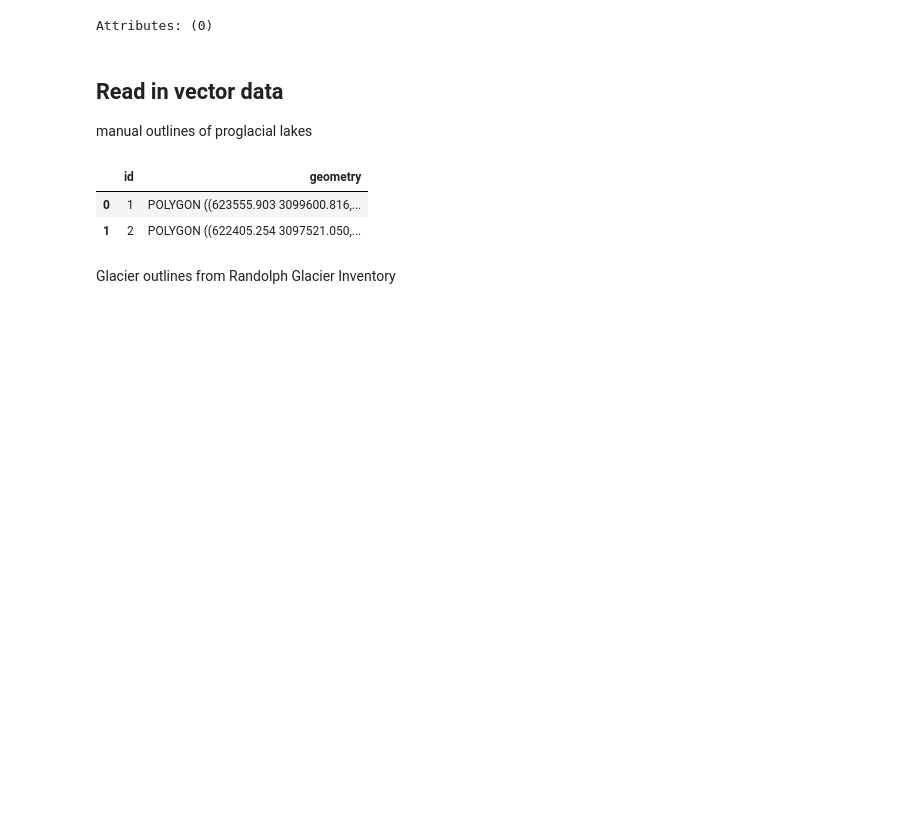
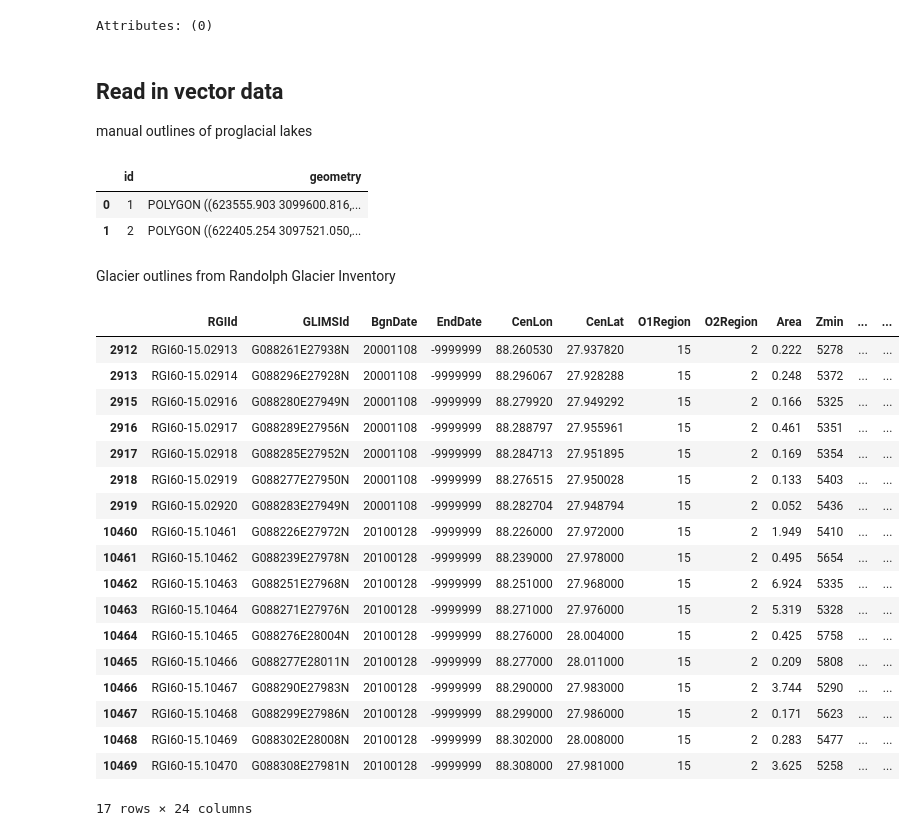
Before and after one commit to e-marshall/sentinel1_rtc, a Jupyter notebook: rtc_timeseries.ipynb, the cells around one changed output. Drawn from its saved outputs; the diff is of its cells as text; code cells hidden in the pictures; blank space fills up the shorter version.

```diff
--- a/rtc_timeseries.ipynb
+++ b/rtc_timeseries.ipynb
@@ -75,0 +135,22 @@ Glacier outlines from Randolph Glacier Inventory
+# %%
+rgi_sub
+# %% [output]
+|  | RGIId | GLIMSId | BgnDate | EndDate | CenLon | CenLat | O1Region | O2Region | Area | Zmin | ... | ... |
+| 2912 | RGI60-15.02913 | G088261E27938N | 20001108 | -9999999 | 88.260530 | 27.937820 | 15 | 2 | 0.222 | 5278 | ... | ... |
+| 2913 | RGI60-15.02914 | G088296E27928N | 20001108 | -9999999 | 88.296067 | 27.928288 | 15 | 2 | 0.248 | 5372 | ... | ... |
+| 2915 | RGI60-15.02916 | G088280E27949N | 20001108 | -9999999 | 88.279920 | 27.949292 | 15 | 2 | 0.166 | 5325 | ... | ... |
+| 2916 | RGI60-15.02917 | G088289E27956N | 20001108 | -9999999 | 88.288797 | 27.955961 | 15 | 2 | 0.461 | 5351 | ... | ... |
+| 2917 | RGI60-15.02918 | G088285E27952N | 20001108 | -9999999 | 88.284713 | 27.951895 | 15 | 2 | 0.169 | 5354 | ... | ... |
+| 2918 | RGI60-15.02919 | G088277E27950N | 20001108 | -9999999 | 88.276515 | 27.950028 | 15 | 2 | 0.133 | 5403 | ... | ... |
+| 2919 | RGI60-15.02920 | G088283E27949N | 20001108 | -9999999 | 88.282704 | 27.948794 | 15 | 2 | 0.052 | 5436 | ... | ... |
+| 10460 | RGI60-15.10461 | G088226E27972N | 20100128 | -9999999 | 88.226000 | 27.972000 | 15 | 2 | 1.949 | 5410 | ... | ... |
+| 10461 | RGI60-15.10462 | G088239E27978N | 20100128 | -9999999 | 88.239000 | 27.978000 | 15 | 2 | 0.495 | 5654 | ... | ... |
+| 10462 | RGI60-15.10463 | G088251E27968N | 20100128 | -9999999 | 88.251000 | 27.968000 | 15 | 2 | 6.924 | 5335 | ... | ... |
+| 10463 | RGI60-15.10464 | G088271E27976N | 20100128 | -9999999 | 88.271000 | 27.976000 | 15 | 2 | 5.319 | 5328 | ... | ... |
+| 10464 | RGI60-15.10465 | G088276E28004N | 20100128 | -9999999 | 88.276000 | 28.004000 | 15 | 2 | 0.425 | 5758 | ... | ... |
+| 10465 | RGI60-15.10466 | G088277E28011N | 20100128 | -9999999 | 88.277000 | 28.011000 | 15 | 2 | 0.209 | 5808 | ... | ... |
+| 10466 | RGI60-15.10467 | G088290E27983N | 20100128 | -9999999 | 88.290000 | 27.983000 | 15 | 2 | 3.744 | 5290 | ... | ... |
+| 10467 | RGI60-15.10468 | G088299E27986N | 20100128 | -9999999 | 88.299000 | 27.986000 | 15 | 2 | 0.171 | 5623 | ... | ... |
+| 10468 | RGI60-15.10469 | G088302E28008N | 20100128 | -9999999 | 88.302000 | 28.008000 | 15 | 2 | 0.283 | 5477 | ... | ... |
+| 10469 | RGI60-15.10470 | G088308E27981N | 20100128 | -9999999 | 88.308000 | 27.981000 | 15 | 2 | 3.625 | 5258 | ... | ... |
+17 rows × 24 columns
```
Also changed, not shown: parts of 17 cells of this notebook, 9 other files.
